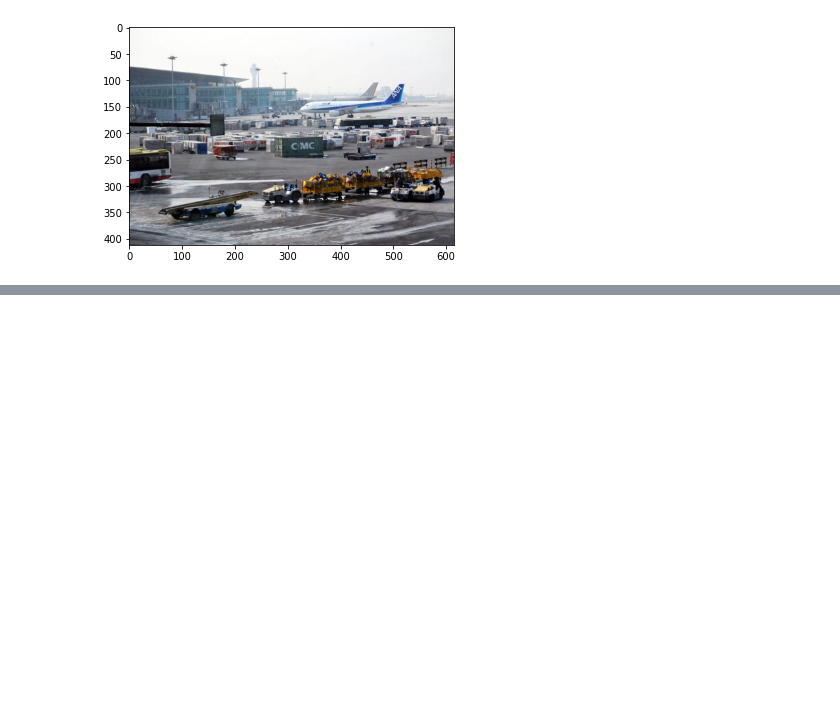
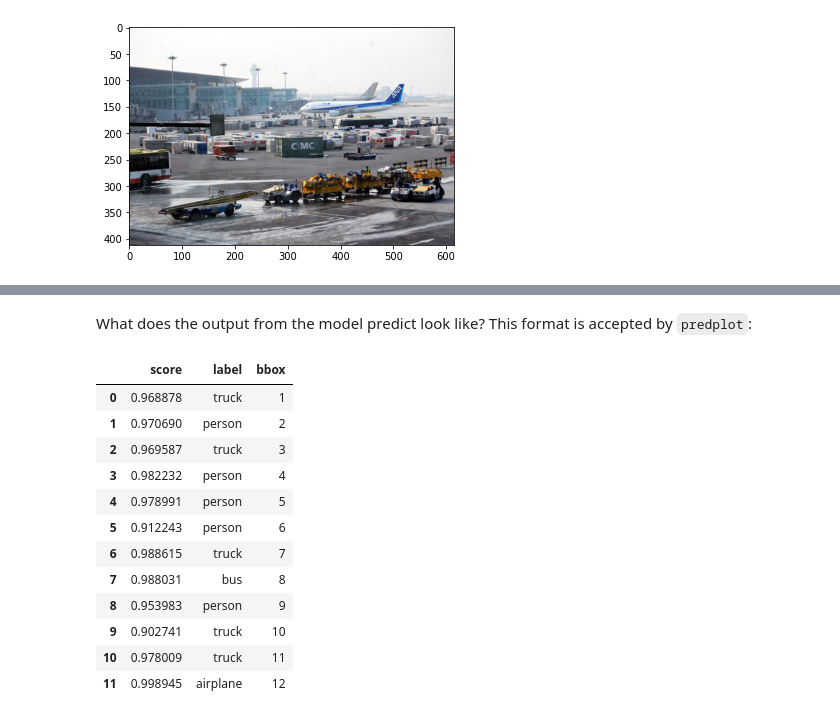
Before and after one commit to scivision-gallery/scivision-basic-usage-examples, a Jupyter notebook: object-detection.ipynb, the cells around one changed output, grey strips where cells are left out. Drawn from its saved outputs; the diff is of its cells as text; code cells hidden in the pictures; blank space fills up the shorter version.

Commit message:
distinctipy for objeect detection

```diff
--- a/object-detection.ipynb
+++ b/object-detection.ipynb
@@ -87,0 +84,2 @@ fb_model_objects
+# %% [markdown]
+What does the output from the model predict look like? This format is accepted by `predplot`:
@@ -87,0 +91,34 @@ fb_model_objects
+# %%
+
+
+# number of colours to generate
+N = 12
+
+# generate N visually distinct colours
+rgb_colors = distinctipy.get_colors(N)
+
+hex_colors = []
+for color in rgb_colors:
+    hex_colors.append(rgb2hex(color))
+# %%
+def get_col(s):
+    return ['background-color: ' + hex_colors[s.bbox-1]]*3
+# %%
+predictions = fb_model_objects
+object_predictions = pd.DataFrame(predictions).drop('box', 1)
+object_predictions['bbox'] = object_predictions.index + 1
+object_predictions.style.apply(get_col, axis=1)
+# %% [output]
+|  | score | label | bbox |
+| 0 | 0.968878 | truck | 1 |
+| 1 | 0.970690 | person | 2 |
+| 2 | 0.969587 | truck | 3 |
+| 3 | 0.982232 | person | 4 |
+| 4 | 0.978991 | person | 5 |
+| 5 | 0.912243 | person | 6 |
+| 6 | 0.988615 | truck | 7 |
+| 7 | 0.988031 | bus | 8 |
+| 8 | 0.953983 | person | 9 |
+| 9 | 0.902741 | truck | 10 |
+| 10 | 0.978009 | truck | 11 |
+| 11 | 0.998945 | airplane | 12 |
```
Also changed, not shown: parts of 19 cells of this notebook.
